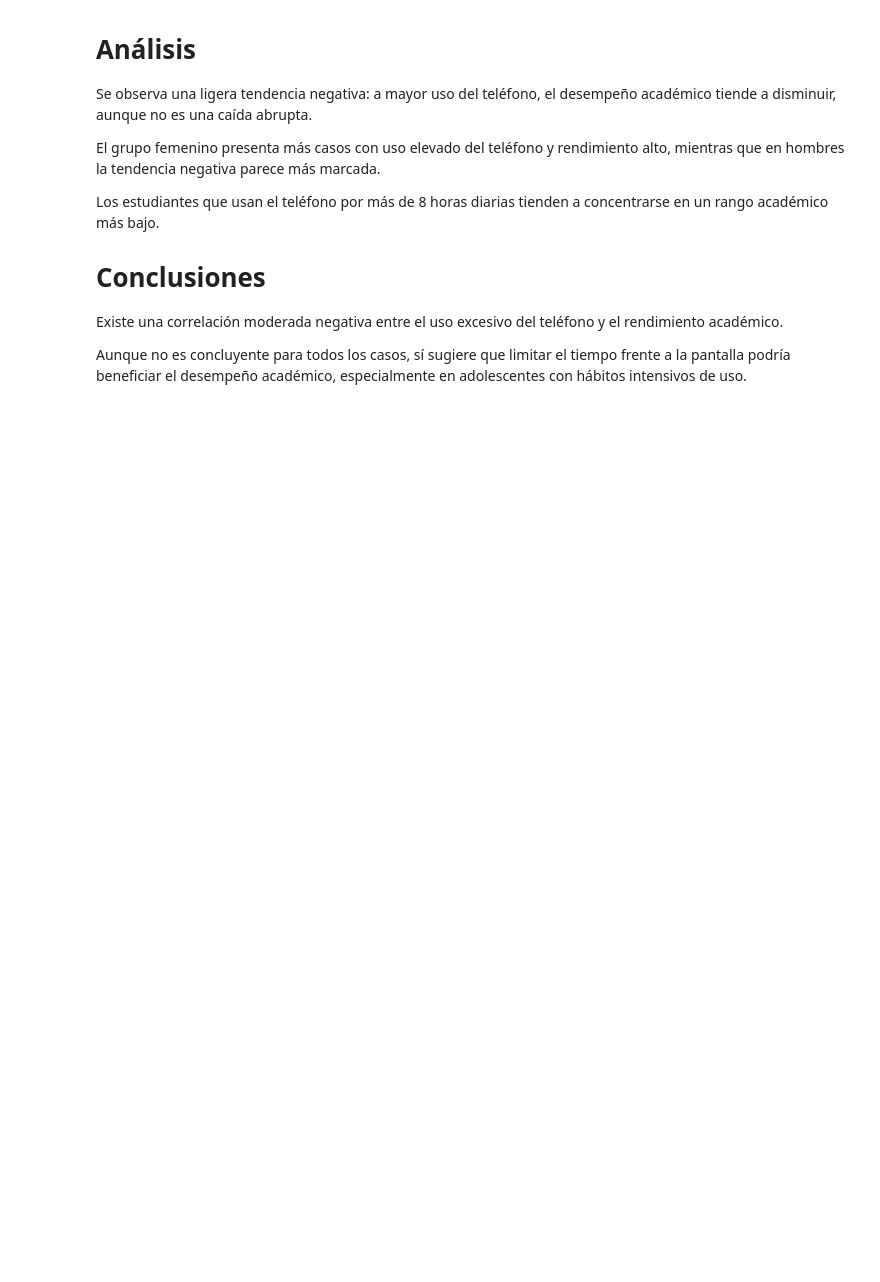
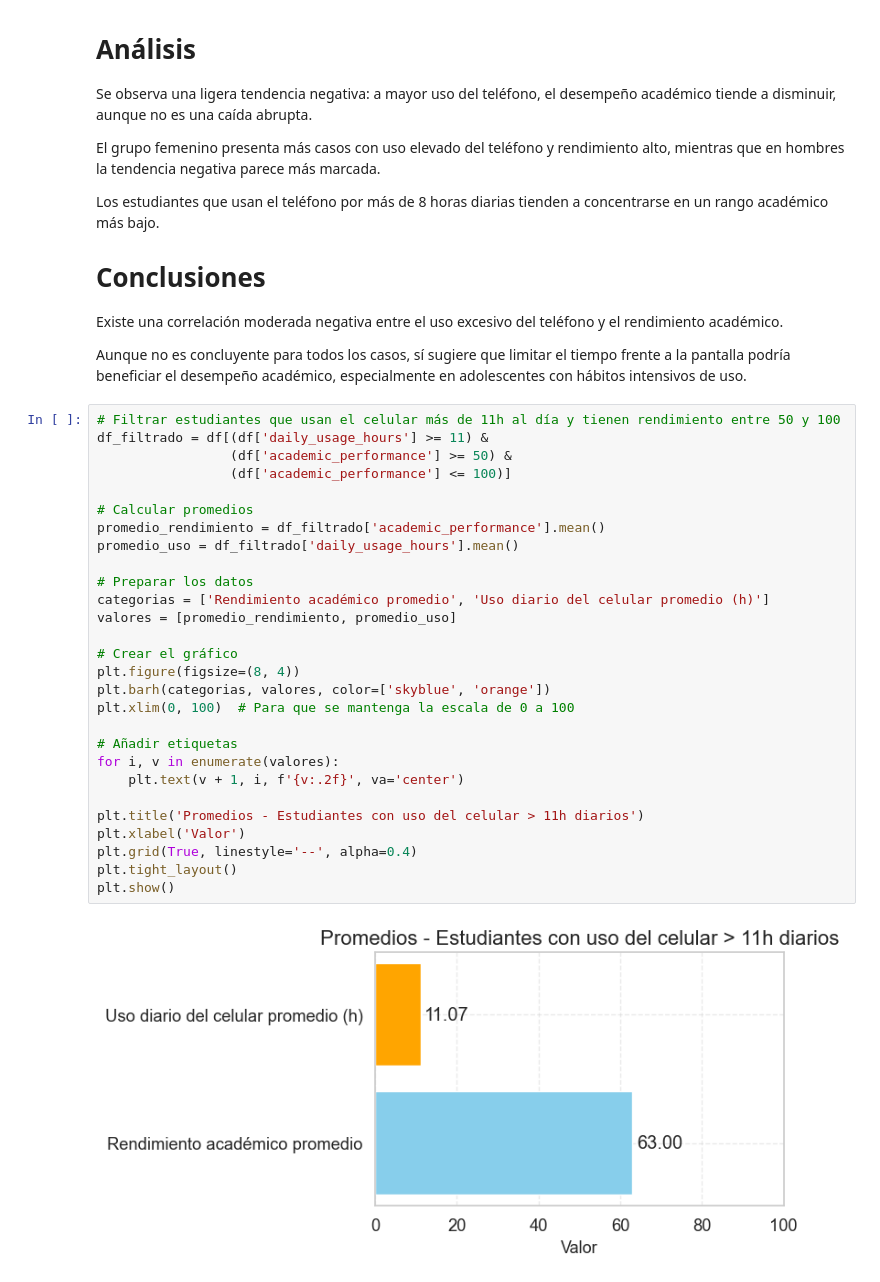
Before and after one commit to Alejomaya1103/Ejercicio-practico-semana-3---Grupo-7, a Jupyter notebook: Ejercicio_practico.ipynb, the cells around one changed output. Drawn from its saved outputs; the diff is of its cells as text; blank space fills up the shorter version.

```diff
--- a/Ejercicio_practico.ipynb
+++ b/Ejercicio_practico.ipynb
@@ -791,3 +791,33 @@ Los estudiantes que usan el teléfono por más de 8 horas diarias tienden a conc
 Existe una correlación moderada negativa entre el uso excesivo del teléfono y el rendimiento académico.
 
 Aunque no es concluyente para todos los casos, sí sugiere que limitar el tiempo frente a la pantalla podría beneficiar el desempeño académico, especialmente en adolescentes con hábitos intensivos de uso.
+# %%
+# Filtrar estudiantes que usan el celular más de 11h al día y tienen rendimiento entre 50 y 100
+df_filtrado = df[(df['daily_usage_hours'] >= 11) &
+                 (df['academic_performance'] >= 50) &
+                 (df['academic_performance'] <= 100)]
+
+# Calcular promedios
+promedio_rendimiento = df_filtrado['academic_performance'].mean()
+promedio_uso = df_filtrado['daily_usage_hours'].mean()
+
+# Preparar los datos
+categorias = ['Rendimiento académico promedio', 'Uso diario del celular promedio (h)']
+valores = [promedio_rendimiento, promedio_uso]
+
+# Crear el gráfico
+plt.figure(figsize=(8, 4))
+plt.barh(categorias, valores, color=['skyblue', 'orange'])
+plt.xlim(0, 100)  # Para que se mantenga la escala de 0 a 100
+
+# Añadir etiquetas
+for i, v in enumerate(valores):
+    plt.text(v + 1, i, f'{v:.2f}', va='center')
+
+plt.title('Promedios - Estudiantes con uso del celular > 11h diarios')
+plt.xlabel('Valor')
+plt.grid(True, linestyle='--', alpha=0.4)
+plt.tight_layout()
+plt.show()
+# %% [output]
+[figure, added]
```
Also changed, not shown: parts of 2 cells of this notebook, 4 other files.
